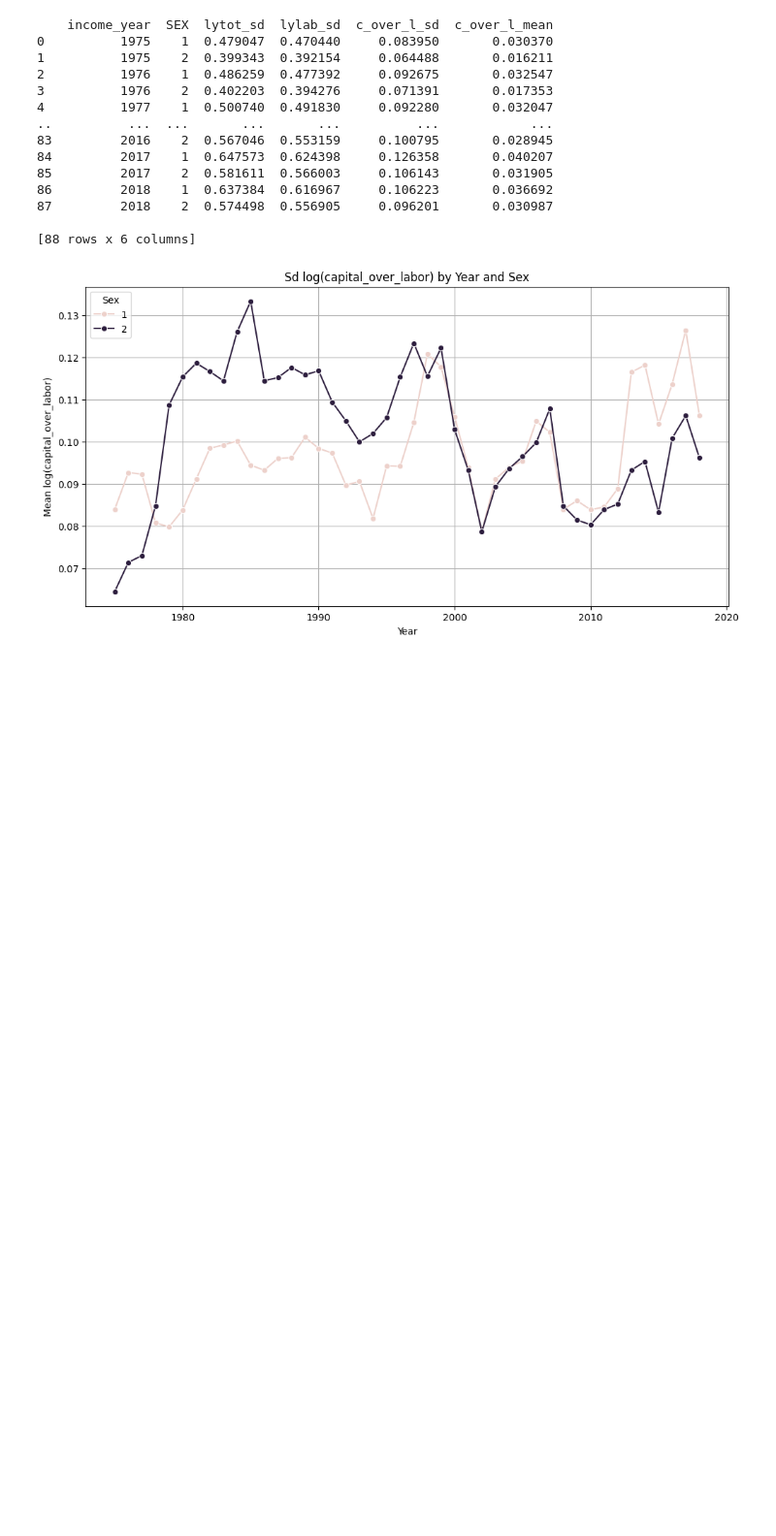
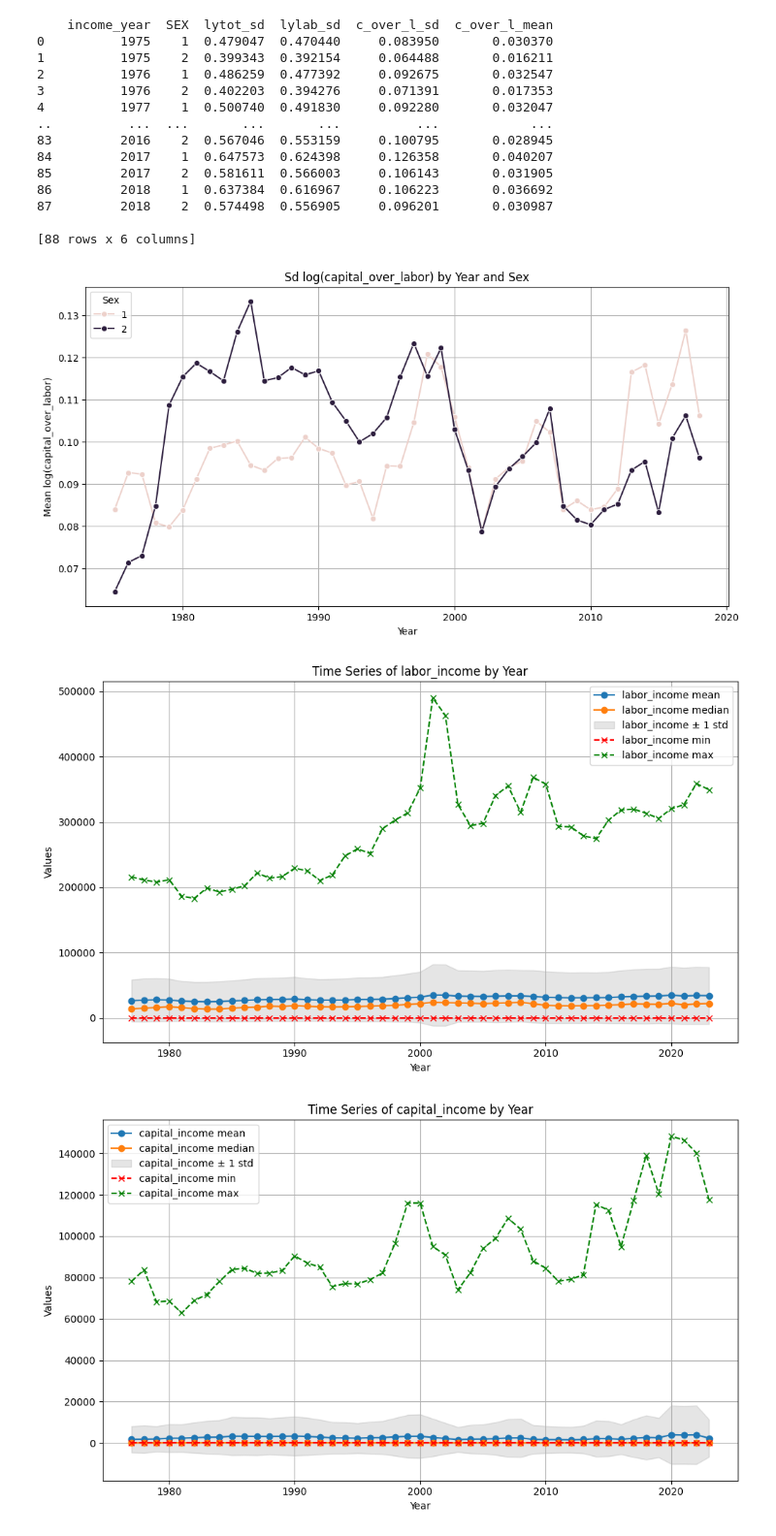
Before and after one commit to rfspringer/laborlab-network-analysis, a Jupyter notebook: test_cps_visualizations.ipynb, the cells around one changed output. Shown at 97% size. Cells and saved outputs as stored; diff of their text form; code cells hidden in the pictures; blank space fills up the shorter version.

```diff
--- a/test_cps_visualizations.ipynb
+++ b/test_cps_visualizations.ipynb
@@ -190,3 +303,53 @@ plt.ylabel('Mean log(capital_over_labor)')
 plt.legend(title='Sex')
 plt.grid(True)
 plt.show()
+# %%
+# Step 1: Load the CSV file into a pandas DataFrame
+df = pd.read_csv('./data/cps_data/all_years.csv')
+
+df = df[(df['AGE'] >= 18) & (df['winsor99']) & (df['YEAR'] >= 1977)]
+
+# Step 2: Ensure the 'year' column is the index and sort the DataFrame by year
+df['year'] = pd.to_datetime(df['YEAR'], format='%Y')
+df.set_index('year', inplace=True)
+df.sort_index(inplace=True)
+
+# Step 3: Plot the time series for each variable
+variables = ['labor_income', 'capital_income', 'INCDRT', 'INCINT', 'INCBUS', 'INCFARM', 'INCWAGE']  # replace with your actual variable names
+
+# Step 3: Group by year and calculate the mean for each variable
+df_mean = df.groupby('year').mean()
+# %%
+df_stats = df.groupby('YEAR').agg(['mean', 'std', 'min', 'max', 'median'])
+# %%
+# Step 5: Plot each variable in a separate plot with mean, std deviation, min, and max
+for variable in variables:
+    plt.figure(figsize=(10, 6))
+
+    # Mean
+    plt.plot(df_stats.index, df_stats[(variable, 'mean')], marker='o', linestyle='-', label=f'{variable} mean')
+    plt.plot(df_stats.index, df_stats[(variable, 'median')], marker='o', linestyle='-', label=f'{variable} median')
+
+    # Standard Deviation
+    plt.fill_between(df_stats.index,
+                     df_stats[(variable, 'mean')] - df_stats[(variable, 'std')],
+                     df_stats[(variable, 'mean')] + df_stats[(variable, 'std')],
+                     color='gray', alpha=0.2, label=f'{variable} ± 1 std')
+
+    # Min and Max
+    plt.plot(df_stats.index, df_stats[(variable, 'min')], marker='x', linestyle='--', label=f'{variable} min', color='red')
+    plt.plot(df_stats.index, df_stats[(variable, 'max')], marker='x', linestyle='--', label=f'{variable} max', color='green')
+
+    # Formatting the plot
+    plt.xlabel('Year')
+    plt.ylabel('Values')
+    plt.title(f'Time Series of {variable} by Year')
+    plt.legend(loc='best')
+    plt.grid(True)
+    plt.tight_layout()
+
+    # Show the plot
+    plt.show()
+# %% [output]
+[figure, added]
+[figure, added]
```
Also changed, not shown: parts of 16 cells of this notebook, 5 other files.
